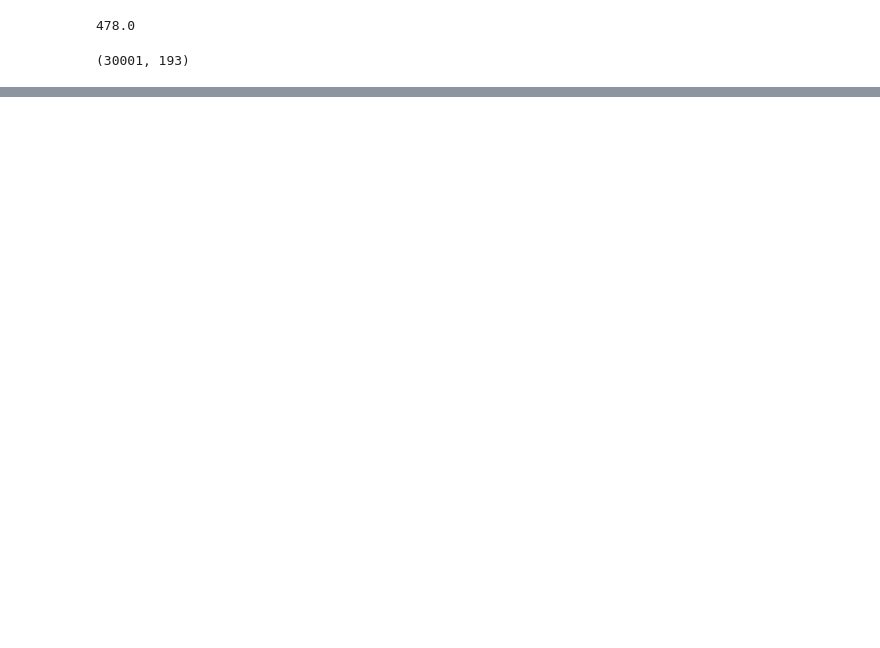
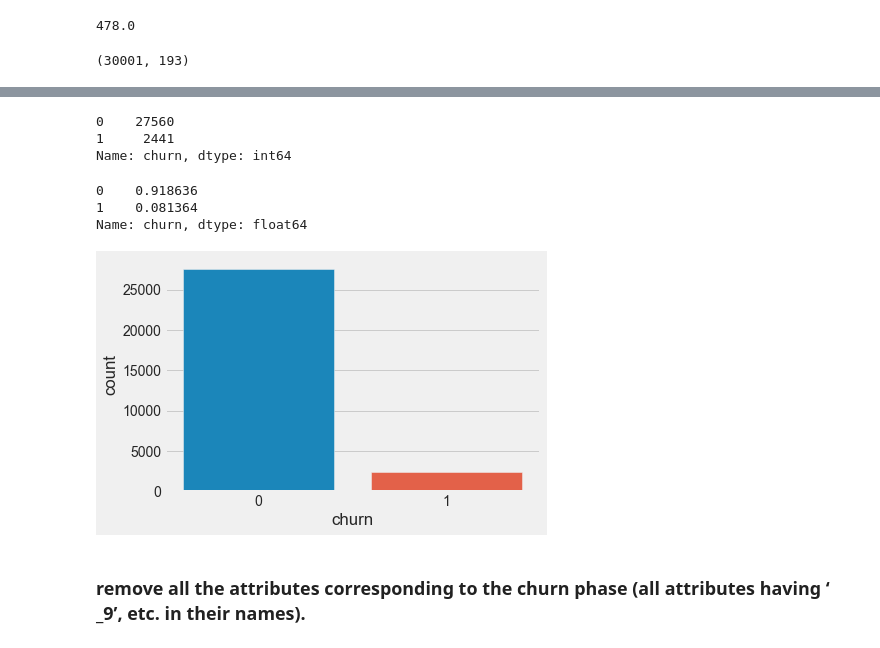
Before and after one commit to subhasisj/Upgrad-PGD-ML---AI, a Jupyter notebook: Assignments/Telecom-Churn-Assignment/telecom-sustomer-churn-prediction.ipynb, the cells around one changed output, grey strips where cells are left out. Drawn from its saved outputs; the diff is of its cells as text; code cells hidden in the pictures; blank space fills up the shorter version.

```diff
--- a/Assignments/Telecom-Churn-Assignment/telecom-sustomer-churn-prediction.ipynb
+++ b/Assignments/Telecom-Churn-Assignment/telecom-sustomer-churn-prediction.ipynb
@@ -531,7 +542,7 @@ cutoff
 # %% [output]
 478.0
 # %%
-telecom_data = cleaned_df[cleaned_df.avg_rech_good_phase >= cutoff]
-print(telecom_data.shape)
+high_value_customers_df = cleaned_df[cleaned_df.avg_rech_good_phase >= cutoff]
+print(high_value_customers_df.shape)
 # %% [output]
 (30001, 193)
@@ -537,0 +562,27 @@ print(telecom_data.shape)
+# %%
+def tag_churned_customers(row):
+    if ((row.total_ic_mou_9 ==0.0) and (row.total_og_mou_9 == 0.0)) \
+       and ((row.vol_2g_mb_9 == 0.0) and (row.vol_3g_mb_9 == 0.0)) :
+       return 1
+    else:
+        return 0
+high_value_customers_df['churn']  = high_value_customers_df.apply(lambda x: tag_churned_customers(x),axis=1)
+# %%
+high_value_customers_df['churn'].value_counts()
+# %% [output]
+0    27560
+1     2441
+Name: churn, dtype: int64
+# %%
+high_value_customers_df['churn'].value_counts(normalize=True)
+# %% [output]
+0    0.918636
+1    0.081364
+Name: churn, dtype: float64
+# %%
+sns.countplot(high_value_customers_df.churn)
+plt.show()
+# %% [output]
+[figure, added]
+# %% [markdown]
+### remove all the attributes corresponding to the churn phase (all attributes having ‘ _9’, etc. in their names).
```
Also changed, not shown: parts of 32 cells of this notebook, 1 other file.
